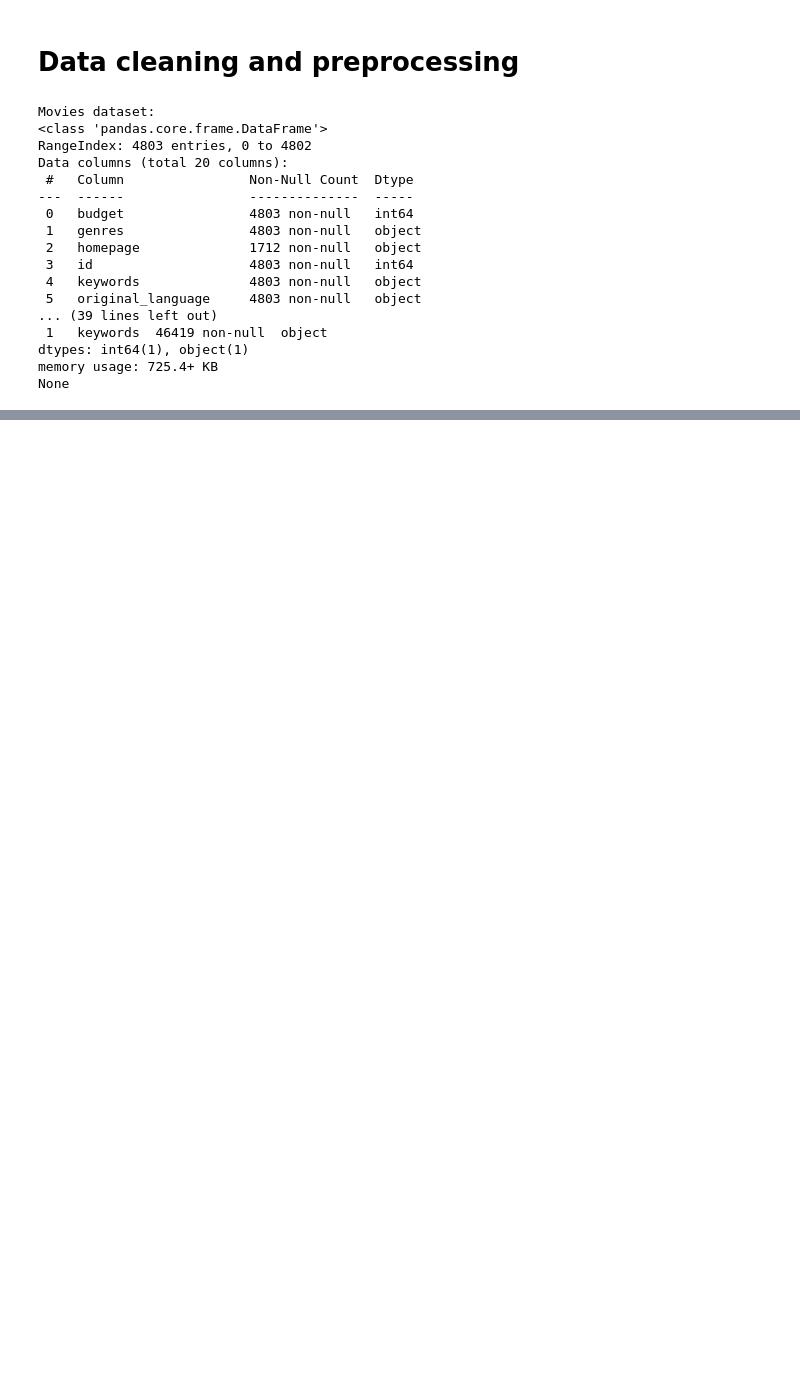
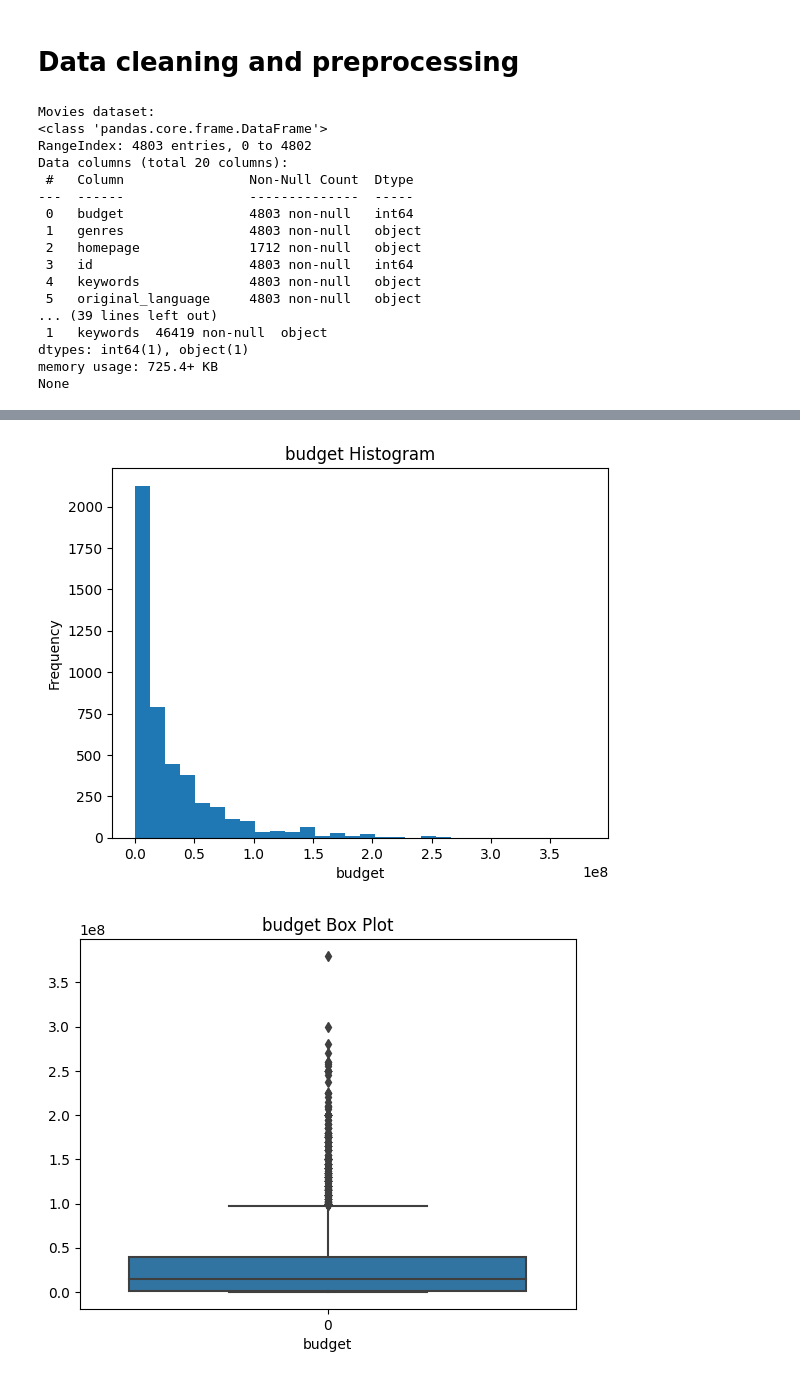
Before and after one commit to ababber19/Stats_402, a Jupyter notebook: Content_Based.ipynb, the cells around one changed output, grey strips where cells are left out. Saved outputs shown, nothing was run; the diff lists cells and outputs as text; code cells hidden in the pictures; blank space fills up the shorter version.

```diff
--- a/Content_Based.ipynb
+++ b/Content_Based.ipynb
@@ -120,0 +140,35 @@ Index(['budget', 'genres', 'id', 'original_language', 'original_title',
+# %%
+### First, we plot the data to determine the best method to deal with each variable
+
+# Helper function for plotting histograms
+def plot_histogram(data, title, xlabel, ylabel):
+    plt.figure()
+    plt.hist(data, bins=30)
+    plt.title(title)
+    plt.xlabel(xlabel)
+    plt.ylabel(ylabel)
+    plt.show()
+
+# Helper function for plotting box plots
+def plot_boxplot(data, title, xlabel):
+    plt.figure()
+    sns.boxplot(data=data)
+    plt.title(title)
+    plt.xlabel(xlabel)
+    plt.show()
+
+# Plot histograms and box plots for each numerical variable
+variables = ['budget', 'popularity', 'release_date', 'revenue', 'runtime', 'vote_average', 'vote_count']
+
+for var in variables:
+    if var == 'release_date':
+        # Extract the year and plot histograms and box plots
+        years = pd.to_datetime(content_based_df['release_date']).dt.year
+        plot_histogram(years, f'{var} Histogram', var, 'Frequency')
+        plot_boxplot(years, f'{var} Box Plot', var)
+    else:
+        plot_histogram(content_based_df[var], f'{var} Histogram', var, 'Frequency')
+        plot_boxplot(content_based_df[var], f'{var} Box Plot', var)
+# %% [output]
+[figure, added]
+[figure, added]
```
Also changed, not shown: parts of 26 cells of this notebook.
